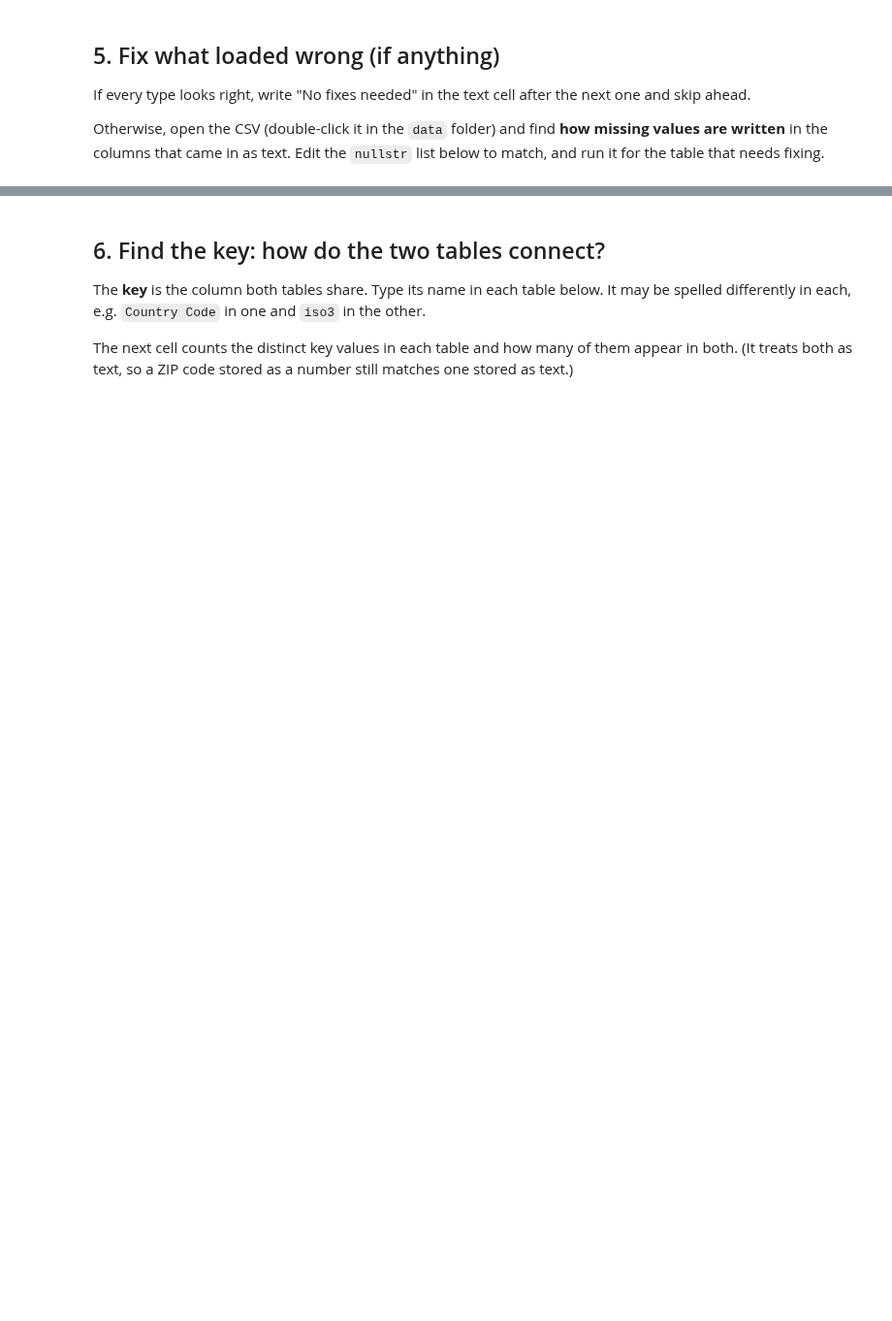
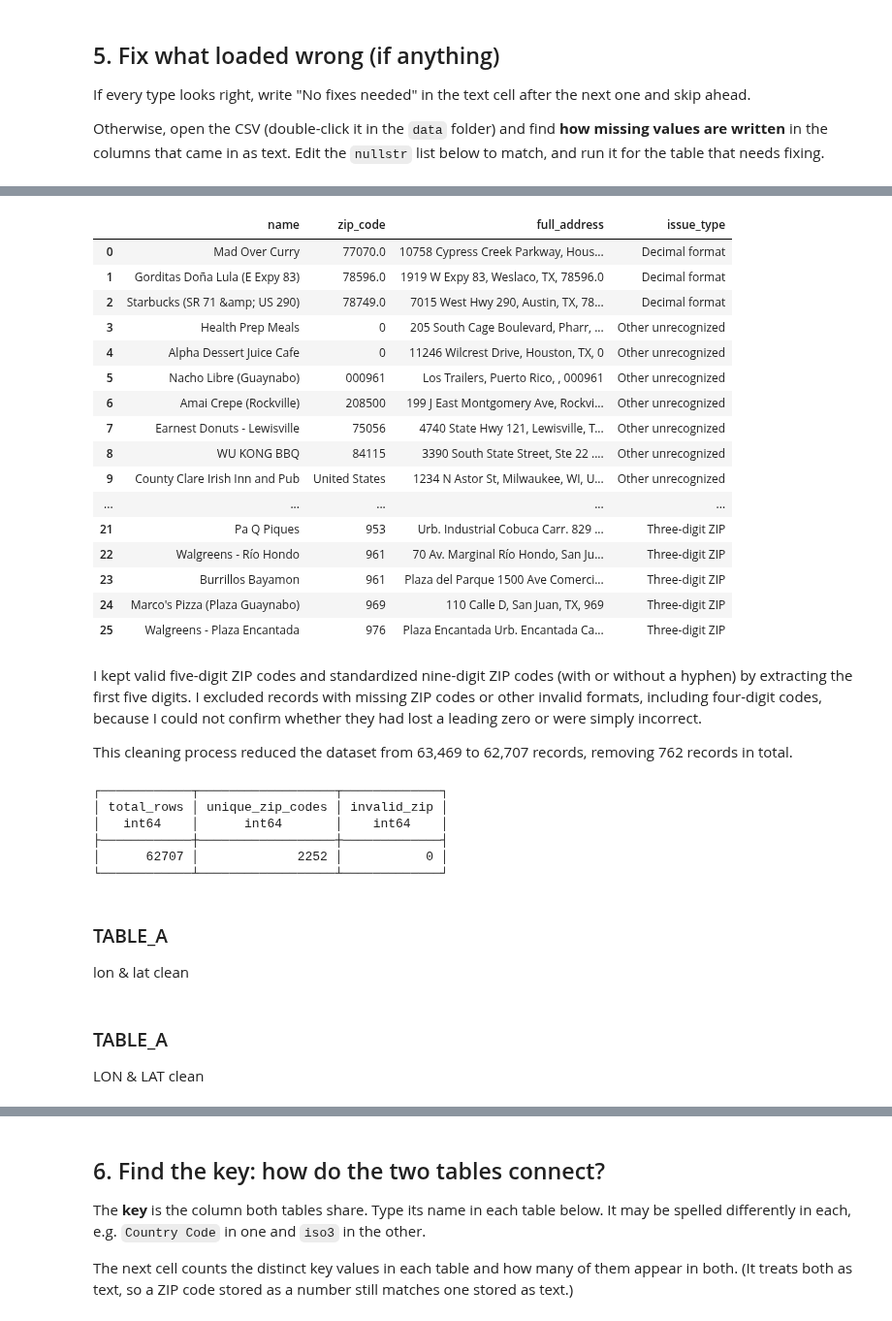
Before and after one commit to qy2345-boop/data-infra-project, a Jupyter notebook: notebooks/lab1_home_your_data.ipynb, the cells around one changed output, grey strips where cells are left out. Shown at 97% size. Drawn from its saved outputs; the diff is of its cells as text; code cells hidden in the pictures; blank space fills up the shorter version.

```diff
--- a/notebooks/lab1_home_your_data.ipynb
+++ b/notebooks/lab1_home_your_data.ipynb
@@ -37,11 +37,11 @@ You will:
 3. Rename each to something short with no spaces, e.g. `gdp.csv` and `countries.csv` (right-click → **Rename**).
 4. Fill in the cell below and run it. Table names should be short, lowercase, no spaces: you'll type them in your SQL.
 # %%
-FILE_A  = "your_main_file.csv"     # <- your main table's file name
-TABLE_A = "table_a"                   # <- a short name for it, e.g. "gdp"
+FILE_A  = "restaurants.csv"     # <- your main table's file name
+TABLE_A = "restaurants"                   # <- a short name for it, e.g. "gdp"
 
-FILE_B  = "your_second_file.csv"   # <- the related table's file name
-TABLE_B = "table_b"                 # <- a short name for it, e.g. "countries"
+FILE_B  = "zillow_rent.csv"   # <- the related table's file name
+TABLE_B = "rent"                 # <- a short name for it, e.g. "countries"
 # %%
 from pathlib import Path
 import duckdb
@@ -103,0 +419,47 @@ con.sql(f"DESCRIBE {TABLE_A}")
+# %%
+con.sql("""
+    SELECT
+        name,
+        zip_code,
+        full_address,
+        CASE
+            WHEN regexp_full_match(zip_code, '[0-9]{3}')
+                THEN 'Three-digit ZIP'
+            WHEN regexp_full_match(zip_code, '[0-9]{5}[.]0')
+                THEN 'Decimal format'
+            WHEN regexp_full_match(zip_code, '[A-Z]{2} [0-9]{5}')
+                THEN 'State + ZIP'
+            WHEN regexp_full_match(zip_code, '[A-Za-z]+')
+                THEN 'Text'
+            ELSE 'Other unrecognized'
+        END AS issue_type
+    FROM restaurants
+    WHERE zip_code IS NOT NULL
+      AND NOT regexp_full_match(zip_code, '[0-9]{5}')
+      AND NOT regexp_full_match(zip_code, '[0-9]{5}-[0-9]{4}')
+      AND NOT regexp_full_match(zip_code, '[0-9]{4}')
+      AND NOT regexp_full_match(zip_code, '[0-9]{9}')
+    ORDER BY issue_type, zip_code
+""").df()
+# %% [output]
+|  | name | zip_code | full_address | issue_type |
+| 0 | Mad Over Curry | 77070.0 | 10758 Cypress Creek Parkway, Hous... | Decimal format |
+| 1 | Gorditas Doña Lula (E Expy 83) | 78596.0 | 1919 W Expy 83, Weslaco, TX, 78596.0 | Decimal format |
+| 2 | Starbucks (SR 71 &amp; US 290) | 78749.0 | 7015 West Hwy 290, Austin, TX, 78... | Decimal format |
+| 3 | Health Prep Meals | 0 | 205 South Cage Boulevard, Pharr, ... | Other unrecognized |
+| 4 | Alpha Dessert Juice Cafe | 0 | 11246 Wilcrest Drive, Houston, TX, 0 | Other unrecognized |
+| 5 | Nacho Libre (Guaynabo) | 000961 | Los Trailers, Puerto Rico, , 000961 | Other unrecognized |
+| 6 | Amai Crepe (Rockville) | 208500 | 199 J East Montgomery Ave, Rockvi... | Other unrecognized |
+| 7 | Earnest Donuts - Lewisville | 75056 | 4740 State Hwy 121, Lewisville, T... | Other unrecognized |
+| 8 | WU KONG BBQ | 84115 | 3390 South State Street, Ste 22 .... | Other unrecognized |
+| 9 | County Clare Irish Inn and Pub | United States | 1234 N Astor St, Milwaukee, WI, U... | Other unrecognized |
+| ... | ... | ... | ... | ... |
+| 21 | Pa Q Piques | 953 | Urb. Industrial Cobuca Carr. 829 ... | Three-digit ZIP |
+| 22 | Walgreens - Río Hondo | 961 | 70 Av. Marginal Río Hondo, San Ju... | Three-digit ZIP |
+| 23 | Burrillos Bayamon | 961 | Plaza del Parque 1500 Ave Comerci... | Three-digit ZIP |
+| 24 | Marco's Pizza (Plaza Guaynabo) | 969 | 110 Calle D, San Juan, TX, 969 | Three-digit ZIP |
+| 25 | Walgreens - Plaza Encantada | 976 | Plaza Encantada Urb. Encantada Ca... | Three-digit ZIP |
+# %% [markdown]
+I kept valid five-digit ZIP codes and standardized nine-digit ZIP codes (with or without a hyphen) by extracting the first five digits. I excluded records with missing ZIP codes or other invalid formats, including four-digit codes, because I could not confirm whether they had lost a leading zero or were simply incorrect.
+
+This cleaning process reduced the dataset from 63,469 to 62,707 records, removing 762 records in total.
@@ -103,0 +484,24 @@ con.sql(f"DESCRIBE {TABLE_A}")
+# %%
+con.sql("""
+    SELECT
+        COUNT(*) AS total_rows,
+        COUNT(DISTINCT clean_zip) AS unique_zip_codes,
+        COUNT(*) FILTER (
+            WHERE clean_zip IS NULL
+               OR NOT regexp_full_match(clean_zip, '[0-9]{5}')
+        ) AS invalid_zip
+    FROM restaurants_clean
+""")
+# %% [output]
+┌────────────┬──────────────────┬─────────────┐
+│ total_rows │ unique_zip_codes │ invalid_zip │
+│   int64    │      int64       │    int64    │
+├────────────┼──────────────────┼─────────────┤
+│      62707 │             2252 │           0 │
+└────────────┴──────────────────┴─────────────┘
+# %% [markdown]
+### TABLE_A
+lon & lat clean
+# %% [markdown]
+### TABLE_A
+LON & LAT clean
```
Also changed, not shown: parts of 51 cells of this notebook, 5 other files.
